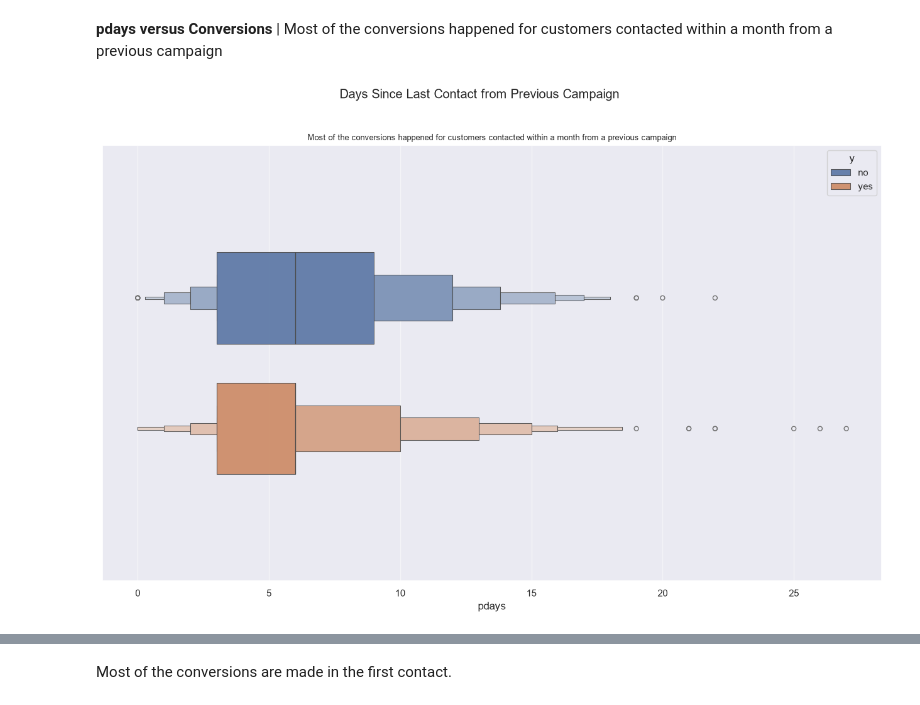
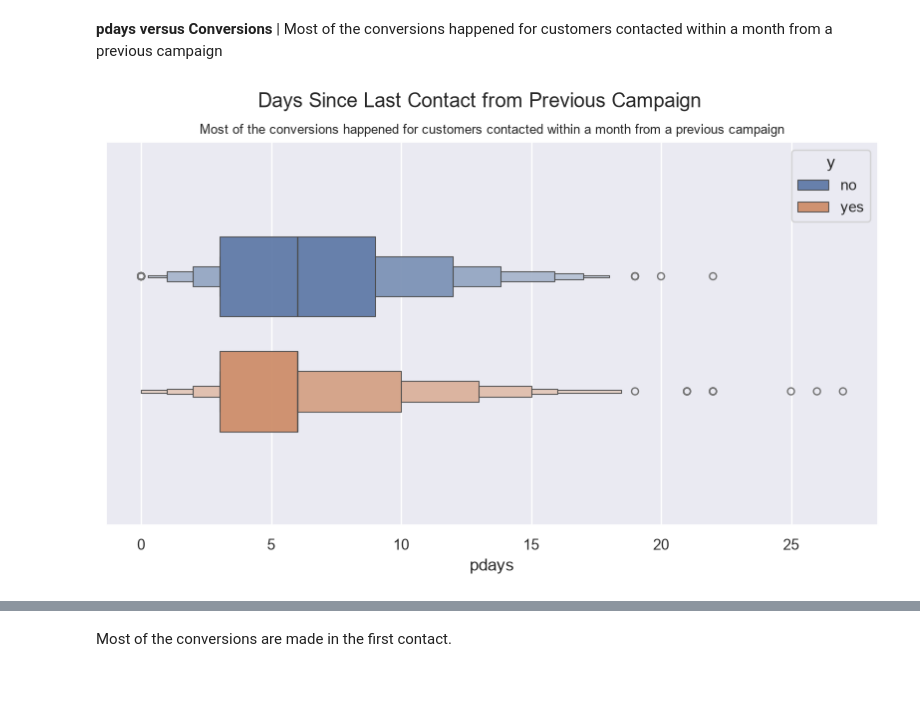
Before and after one commit to anoopungrd/sgh-advanced-analytics-big-data, a Jupyter notebook: semester-1/data-mining/project/code/Bank_Marketing_Notebook.ipynb, the cells around one changed output, grey strips where cells are left out. Drawn from its saved outputs; the diff is of its cells as text; code cells hidden in the pictures.

```diff
--- a/semester-1/data-mining/project/code/Bank_Marketing_Notebook.ipynb
+++ b/semester-1/data-mining/project/code/Bank_Marketing_Notebook.ipynb
@@ -572,9 +637,9 @@ df_csv.query('y == "yes"').day_of_week.value_counts().sort_index().plot.bar(figs
 Most of the conversions happened for customers contacted within a month from a previous campaign
 # %%
 # pdays versus Conversions
-plt.figure( figsize=(16,9))
+plt.figure( figsize=(10,5))
 sns.boxenplot(data=df_csv.query('pdays != 999'), x='pdays',hue='y', dodge=True, alpha=0.9, gap=0.3,width=0.6)
 plt.suptitle('Days Since Last Contact from Previous Campaign')
 plt.title('Most of the conversions happened for customers contacted within a month from a previous campaign', size=9);
 # %% [output]
-[figure, old version]
+[figure, new version]
```
Also changed, not shown: parts of 9 cells of this notebook, 1 other file.
